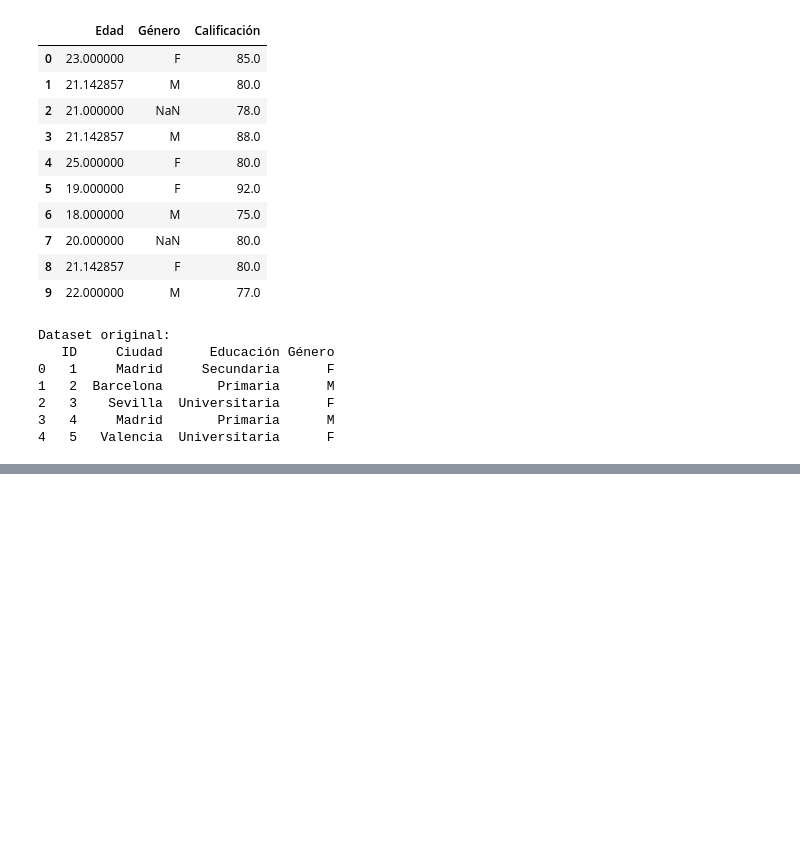
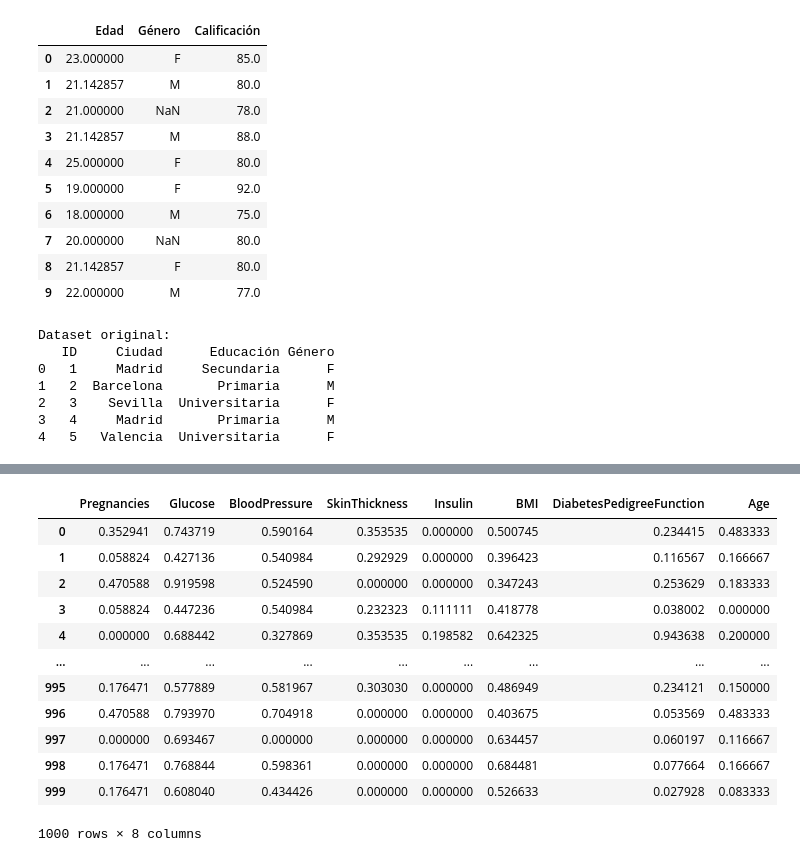
Before and after one commit to Jcontrerasx417/Curso-Inteligencia-Artificial, a Jupyter notebook: EDA_Apuntes_de_clase.ipynb, the cells around one changed output, grey strips where cells are left out. Saved outputs shown, nothing was run; the diff lists cells and outputs as text; code cells hidden in the pictures; blank space fills up the shorter version.

```diff
--- a/EDA_Apuntes_de_clase.ipynb
+++ b/EDA_Apuntes_de_clase.ipynb
@@ -432,0 +501,4 @@ Dataset original:
+# %%
+#voy a balancear los datos de df usando la columna Outcome, vamos a usar SMOTE, con oversampling
+from imblearn.over_sampling import SMOTE
+smote=SMOTE()
@@ -432,0 +509,4 @@ Dataset original:
+# %%
+X=df.drop("Outcome",axis=1)
+y=df["Outcome"]
+X,y=smote.fit_resample(X,y)
@@ -432,0 +517,21 @@ Dataset original:
+# %%
+#Vamos a normalizar MinMax los features del dataframe X
+from sklearn.preprocessing import MinMaxScaler
+scaler=MinMaxScaler()
+X=scaler.fit_transform(X)
+X=pd.DataFrame(X,columns=df.columns[:-1])
+X
+# %% [output]
+|  | Pregnancies | Glucose | BloodPressure | SkinThickness | Insulin | BMI | DiabetesPedigreeFunction | Age |
+| 0 | 0.352941 | 0.743719 | 0.590164 | 0.353535 | 0.000000 | 0.500745 | 0.234415 | 0.483333 |
+| 1 | 0.058824 | 0.427136 | 0.540984 | 0.292929 | 0.000000 | 0.396423 | 0.116567 | 0.166667 |
+| 2 | 0.470588 | 0.919598 | 0.524590 | 0.000000 | 0.000000 | 0.347243 | 0.253629 | 0.183333 |
+| 3 | 0.058824 | 0.447236 | 0.540984 | 0.232323 | 0.111111 | 0.418778 | 0.038002 | 0.000000 |
+| 4 | 0.000000 | 0.688442 | 0.327869 | 0.353535 | 0.198582 | 0.642325 | 0.943638 | 0.200000 |
+| ... | ... | ... | ... | ... | ... | ... | ... | ... |
+| 995 | 0.176471 | 0.577889 | 0.581967 | 0.303030 | 0.000000 | 0.486949 | 0.234121 | 0.150000 |
+| 996 | 0.470588 | 0.793970 | 0.704918 | 0.000000 | 0.000000 | 0.403675 | 0.053569 | 0.483333 |
+| 997 | 0.000000 | 0.693467 | 0.000000 | 0.000000 | 0.000000 | 0.634457 | 0.060197 | 0.116667 |
+| 998 | 0.176471 | 0.768844 | 0.598361 | 0.000000 | 0.000000 | 0.684481 | 0.077664 | 0.166667 |
+| 999 | 0.176471 | 0.608040 | 0.434426 | 0.000000 | 0.000000 | 0.526633 | 0.027928 | 0.083333 |
+1000 rows × 8 columns
```
Also changed, not shown: parts of 12 cells of this notebook.
